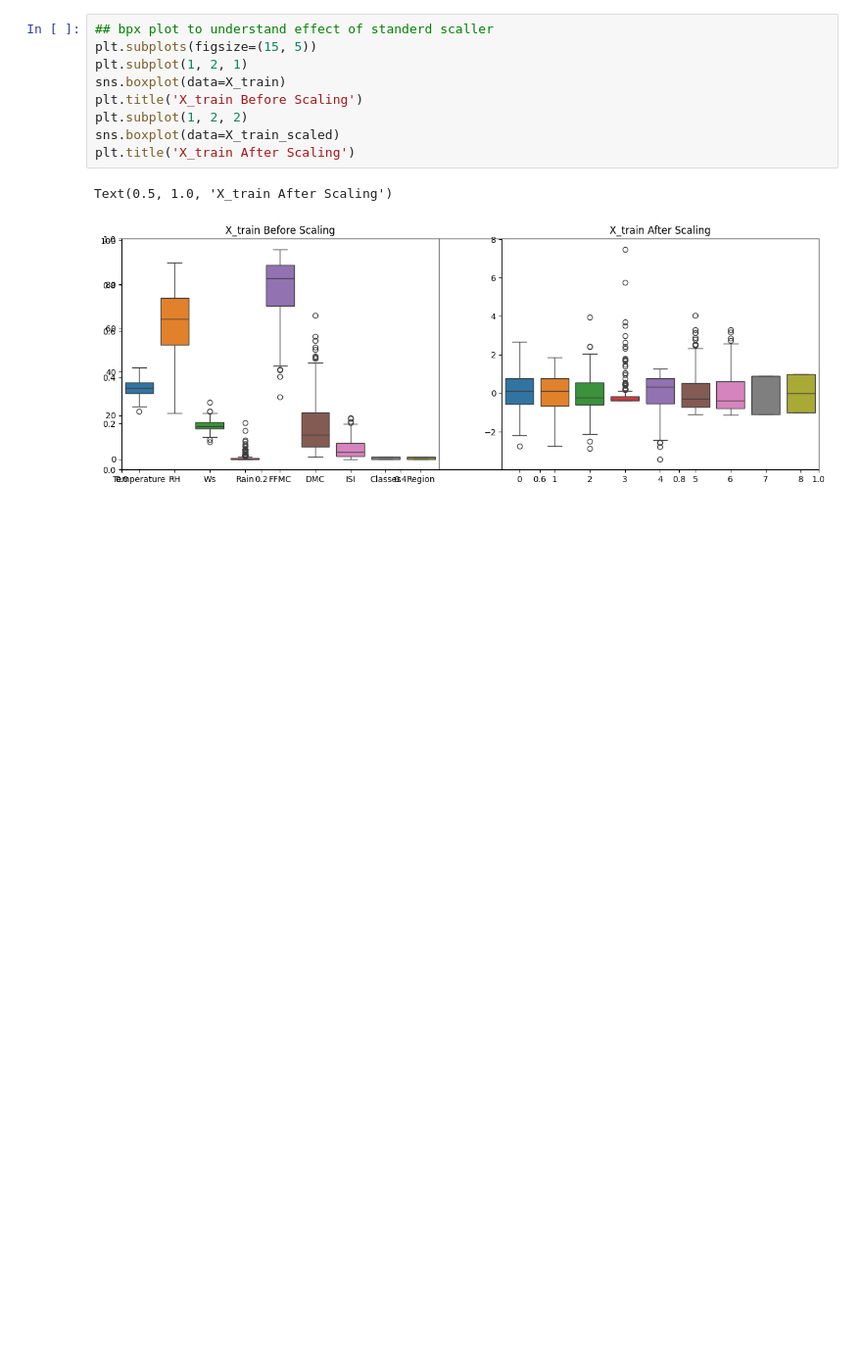
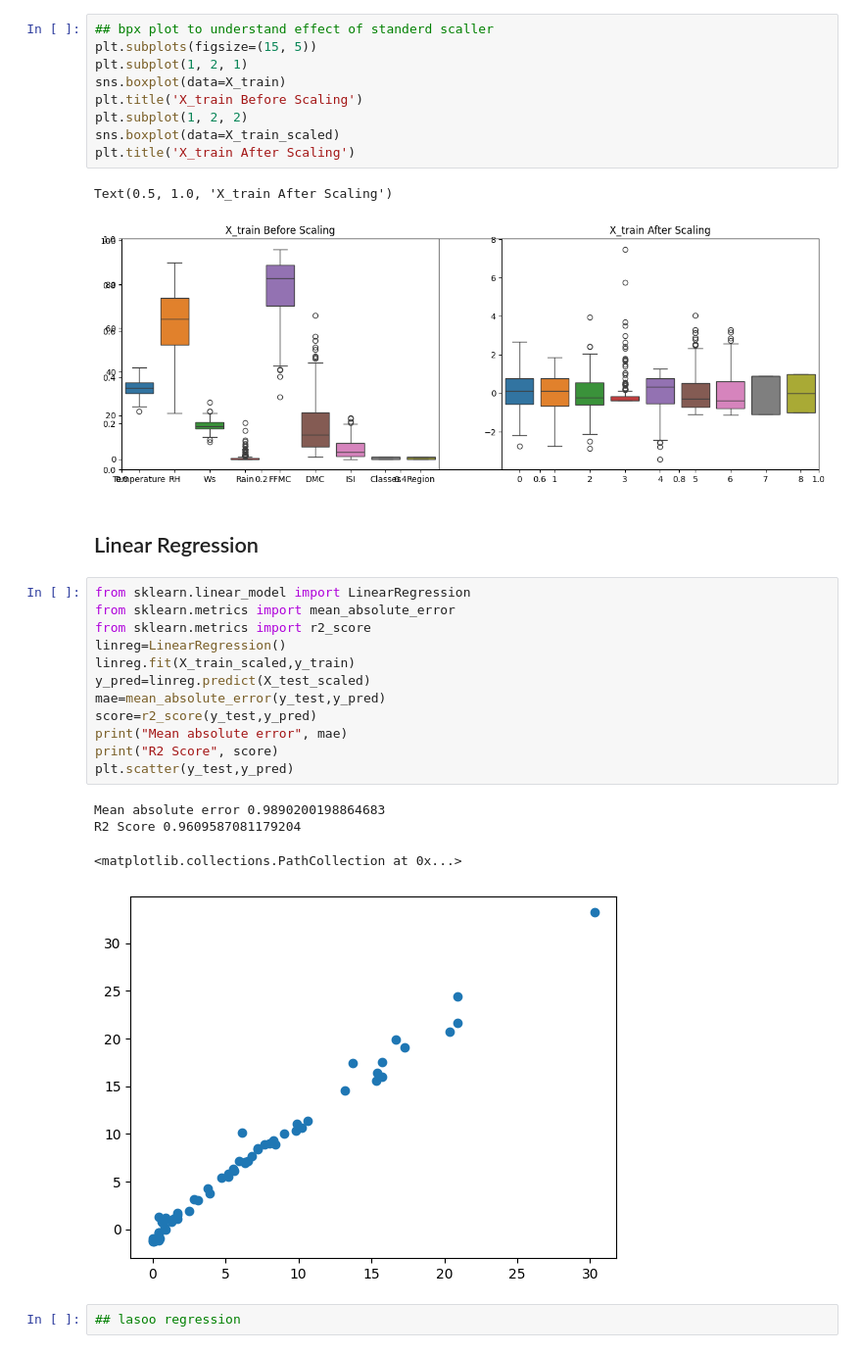
Before and after one commit to atulshahi6310/atulshahi6310-machine_learning_with_python, a Jupyter notebook: projects/algerian_forest_fires/model_training.ipynb, the cells around one changed output. Shown: that part at 98% size. Drawn from its saved outputs; the diff is of its cells as text; blank space fills up the shorter version.

```diff
--- a/projects/algerian_forest_fires/model_training.ipynb
+++ b/projects/algerian_forest_fires/model_training.ipynb
@@ -180,3 +180,24 @@ plt.title('X_train After Scaling')
 # %% [output]
 Text(0.5, 1.0, 'X_train After Scaling')
 [figure]
+# %% [markdown]
+## Linear Regression
+# %%
+from sklearn.linear_model import LinearRegression
+from sklearn.metrics import mean_absolute_error
+from sklearn.metrics import r2_score
+linreg=LinearRegression()
+linreg.fit(X_train_scaled,y_train)
+y_pred=linreg.predict(X_test_scaled)
+mae=mean_absolute_error(y_test,y_pred)
+score=r2_score(y_test,y_pred)
+print("Mean absolute error", mae)
+print("R2 Score", score)
+plt.scatter(y_test,y_pred)
+# %% [output]
+Mean absolute error 0.9890200198864683
+R2 Score 0.9609587081179204
+<matplotlib.collections.PathCollection at 0x...>
+[figure, added]
+# %%
+## lasoo regression
```
Also changed, not shown: parts of 14 cells of this notebook.
